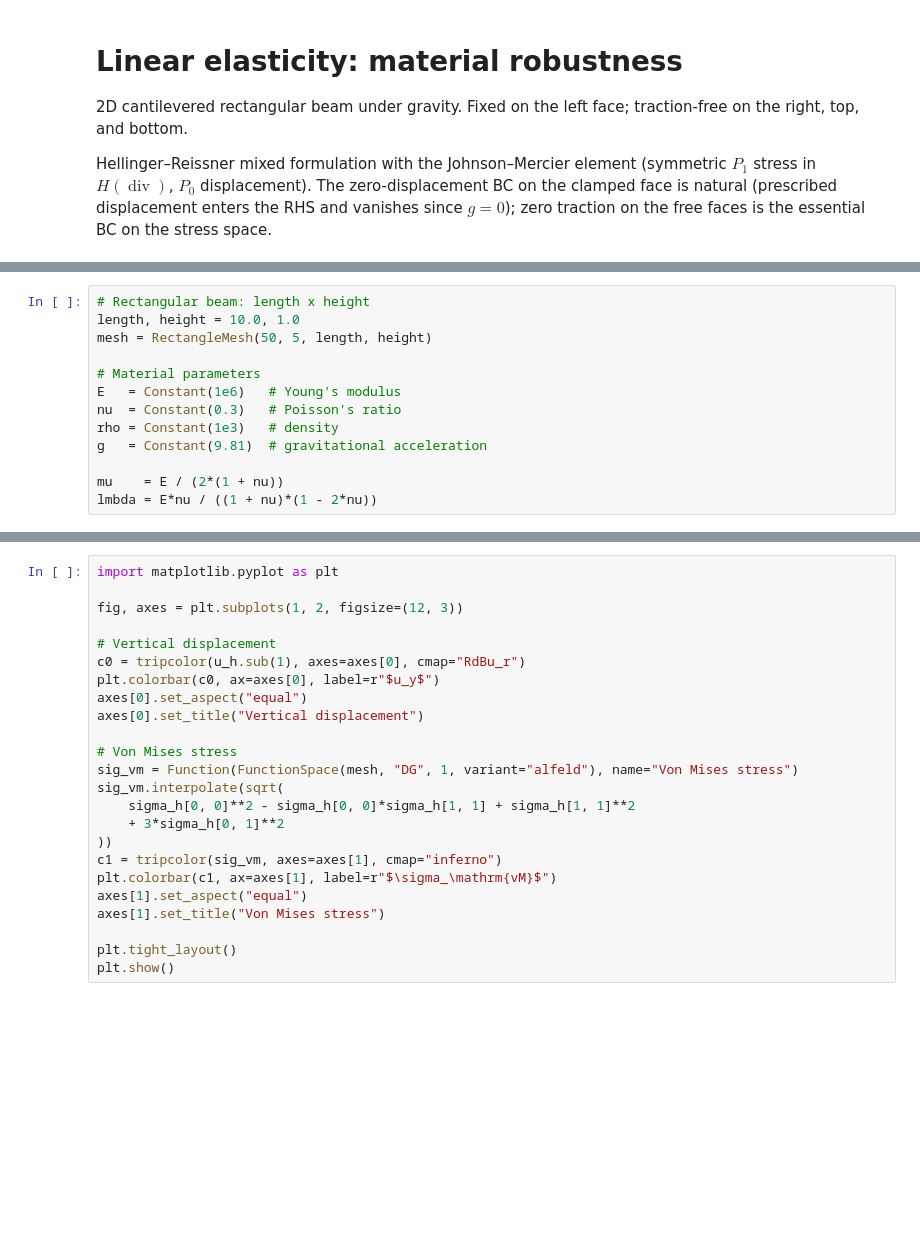
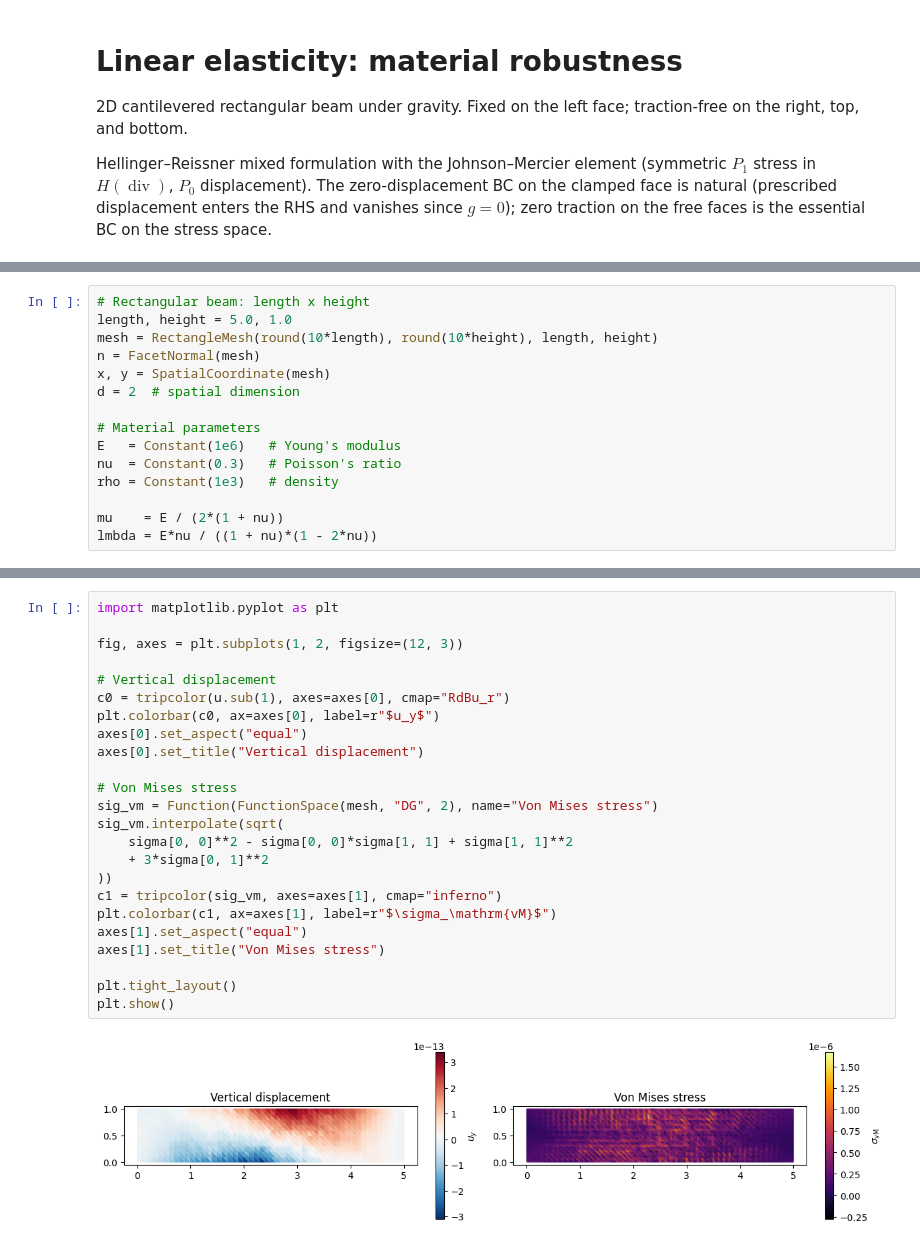
Before and after one commit to BorisAndrews/BorisAndrews.github.io, a Jupyter notebook: assets/ipynb/code/material_robustness.ipynb, the cells around one changed output, grey strips where cells are left out. Drawn from its saved outputs; the diff is of its cells as text; blank space fills up the shorter version.

```diff
--- a/assets/ipynb/code/material_robustness.ipynb
+++ b/assets/ipynb/code/material_robustness.ipynb
@@ -14,13 +32,15 @@ except:
 # %%
 # Rectangular beam: length x height
-length, height = 10.0, 1.0
-mesh = RectangleMesh(50, 5, length, height)
+length, height = 5.0, 1.0
+mesh = RectangleMesh(round(10*length), round(10*height), length, height)
+n = FacetNormal(mesh)
+x, y = SpatialCoordinate(mesh)
+d = 2  # spatial dimension
 
 # Material parameters
 E   = Constant(1e6)   # Young's modulus
 nu  = Constant(0.3)   # Poisson's ratio
 rho = Constant(1e3)   # density
-g   = Constant(9.81)  # gravitational acceleration
 
 mu    = E / (2*(1 + nu))
 lmbda = E*nu / ((1 + nu)*(1 - 2*nu))
@@ -57,24 +79,26 @@ sigma_h, u_h = w_h.subfunctions
 # %%
 import matplotlib.pyplot as plt
 
 fig, axes = plt.subplots(1, 2, figsize=(12, 3))
 
 # Vertical displacement
-c0 = tripcolor(u_h.sub(1), axes=axes[0], cmap="RdBu_r")
+c0 = tripcolor(u.sub(1), axes=axes[0], cmap="RdBu_r")
 plt.colorbar(c0, ax=axes[0], label=r"$u_y$")
 axes[0].set_aspect("equal")
 axes[0].set_title("Vertical displacement")
 
 # Von Mises stress
-sig_vm = Function(FunctionSpace(mesh, "DG", 1, variant="alfeld"), name="Von Mises stress")
+sig_vm = Function(FunctionSpace(mesh, "DG", 2), name="Von Mises stress")
 sig_vm.interpolate(sqrt(
-    sigma_h[0, 0]**2 - sigma_h[0, 0]*sigma_h[1, 1] + sigma_h[1, 1]**2
-    + 3*sigma_h[0, 1]**2
+    sigma[0, 0]**2 - sigma[0, 0]*sigma[1, 1] + sigma[1, 1]**2
+    + 3*sigma[0, 1]**2
 ))
 c1 = tripcolor(sig_vm, axes=axes[1], cmap="inferno")
 plt.colorbar(c1, ax=axes[1], label=r"$\sigma_\mathrm{vM}$")
 axes[1].set_aspect("equal")
 axes[1].set_title("Von Mises stress")
 
 plt.tight_layout()
 plt.show()
+# %% [output]
+[figure, added]
```
Also changed, not shown: parts of 2 cells of this notebook.
